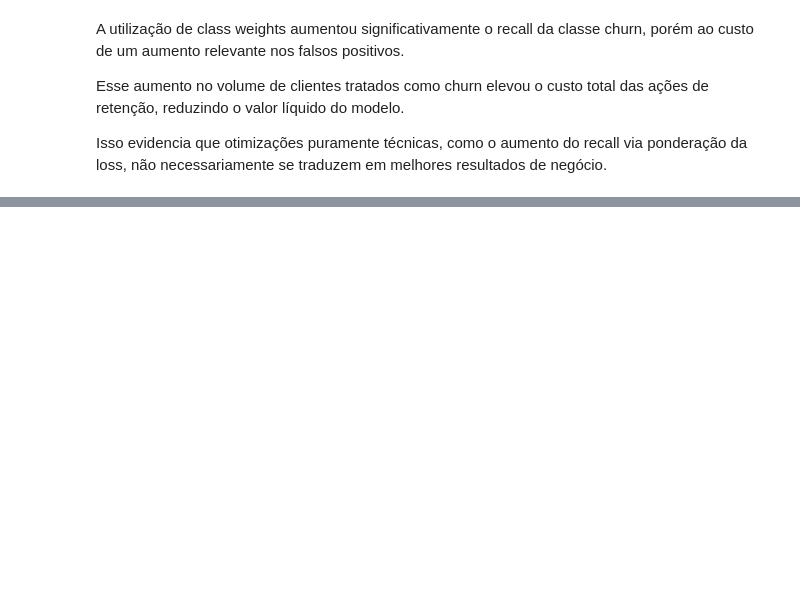
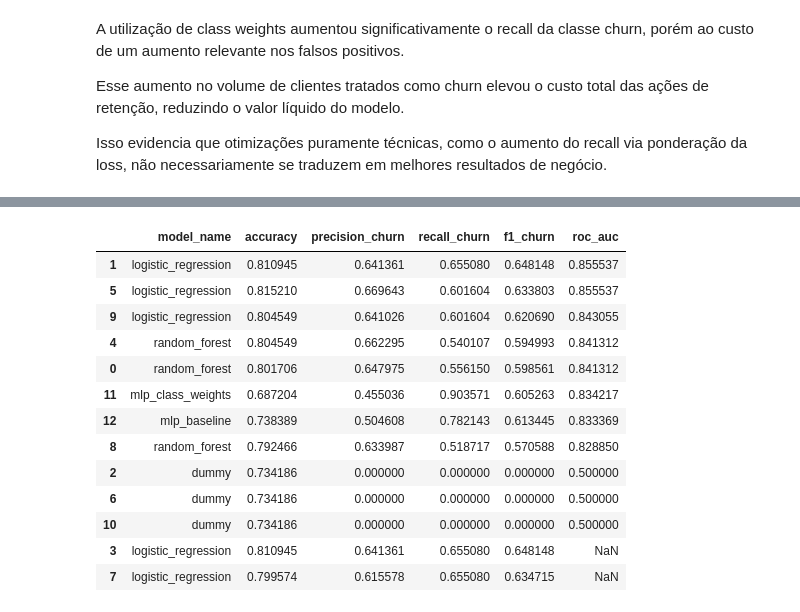
Before and after one commit to Matsal-coder/tech-challenge-ml, a Jupyter notebook: notebooks/02_modeling_neural_network.ipynb, the cells around one changed output, grey strips where cells are left out. Saved outputs shown, nothing was run; the diff lists cells and outputs as text; code cells hidden in the pictures; blank space fills up the shorter version.

```diff
--- a/notebooks/02_modeling_neural_network.ipynb
+++ b/notebooks/02_modeling_neural_network.ipynb
@@ -702,0 +702,27 @@ Isso evidencia que otimizações puramente técnicas, como o aumento do recall v
+# %%
+# Puxando os dados do Mlflow para comparação
+experiment_names = [
+    "churn_baseline",
+    "churn_neural_networks",
+]
+
+all_runs = []
+
+for name in experiment_names:
+    experiment = mlflow.get_experiment_by_name(name)
+
+    if experiment is None:
+        print(f"Experimento não encontrado: {name}")
+        continue
+
+    runs = mlflow.search_runs(
+        experiment_ids=[experiment.experiment_id],
+        output_format="pandas"
+    )
+
+    runs["experiment_name"] = name
+    all_runs.append(runs)
+
+df_runs = pd.concat(all_runs, ignore_index=True)
+
+df_runs.head()
@@ -702,0 +793,30 @@ Isso evidencia que otimizações puramente técnicas, como o aumento do recall v
+# %%
+# tabela com métricas técnicas
+tech_table = model_comparison[
+    [
+        "model_name",
+        "accuracy",
+        "precision_churn",
+        "recall_churn",
+        "f1_churn",
+        "roc_auc",
+    ]
+].copy()
+
+tech_table = tech_table.sort_values(by="roc_auc", ascending=False)
+tech_table
+# %% [output]
+|  | model_name | accuracy | precision_churn | recall_churn | f1_churn | roc_auc |
+| 1 | logistic_regression | 0.810945 | 0.641361 | 0.655080 | 0.648148 | 0.855537 |
+| 5 | logistic_regression | 0.815210 | 0.669643 | 0.601604 | 0.633803 | 0.855537 |
+| 9 | logistic_regression | 0.804549 | 0.641026 | 0.601604 | 0.620690 | 0.843055 |
+| 4 | random_forest | 0.804549 | 0.662295 | 0.540107 | 0.594993 | 0.841312 |
+| 0 | random_forest | 0.801706 | 0.647975 | 0.556150 | 0.598561 | 0.841312 |
+| 11 | mlp_class_weights | 0.687204 | 0.455036 | 0.903571 | 0.605263 | 0.834217 |
+| 12 | mlp_baseline | 0.738389 | 0.504608 | 0.782143 | 0.613445 | 0.833369 |
+| 8 | random_forest | 0.792466 | 0.633987 | 0.518717 | 0.570588 | 0.828850 |
+| 2 | dummy | 0.734186 | 0.000000 | 0.000000 | 0.000000 | 0.500000 |
+| 6 | dummy | 0.734186 | 0.000000 | 0.000000 | 0.000000 | 0.500000 |
+| 10 | dummy | 0.734186 | 0.000000 | 0.000000 | 0.000000 | 0.500000 |
+| 3 | logistic_regression | 0.810945 | 0.641361 | 0.655080 | 0.648148 | NaN |
+| 7 | logistic_regression | 0.799574 | 0.615578 | 0.655080 | 0.634715 | NaN |
```
Also changed, not shown: parts of 11 cells of this notebook, 1 other file.
